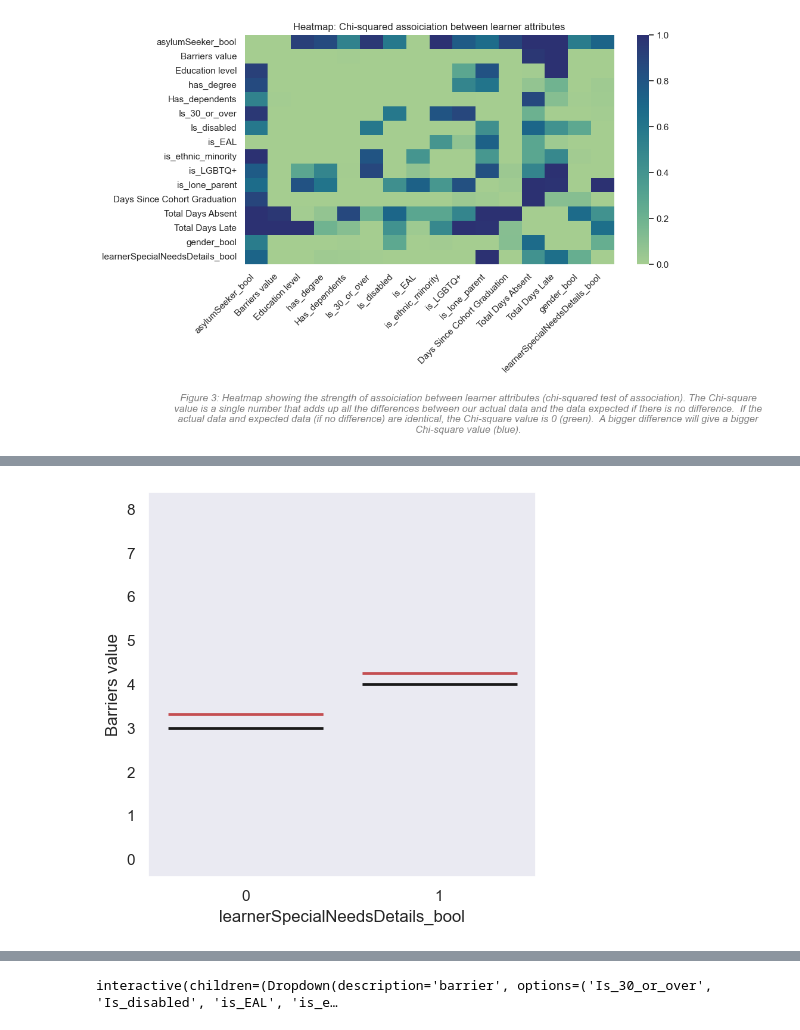
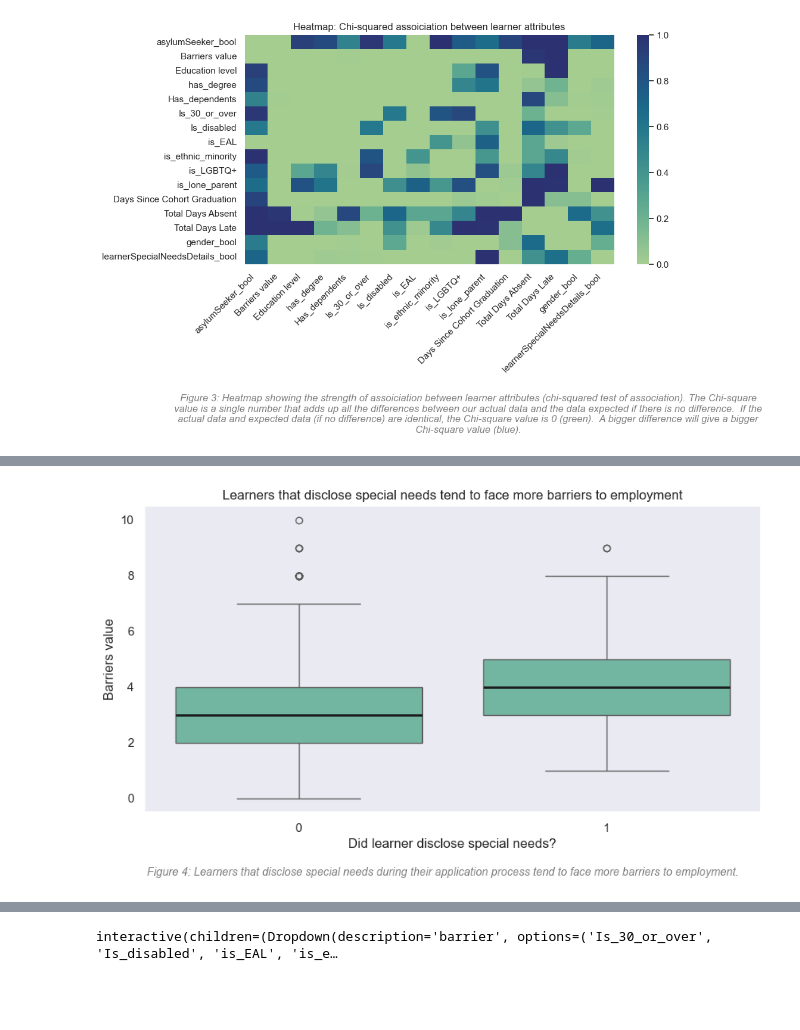
Before and after one commit to Meg-Guidry/Codeop_individul_project, a Jupyter notebook: Codeop_individual_proj_final.ipynb, the cells around one changed output, grey strips where cells are left out. Saved outputs shown, nothing was run; the diff lists cells and outputs as text; code cells hidden in the pictures; blank space fills up the shorter version.

```diff
--- a/Codeop_individual_proj_final.ipynb
+++ b/Codeop_individual_proj_final.ipynb
@@ -124,7 +125,7 @@ NOTE: The feature "Barriers value" is a count of all the barriers metrics that d
 plt.figure(figsize=(10, 5))
 sns.set_theme
 sns.set_style("dark")
-sns.set_palette("husl")
+sns.set_palette("Set2")
 
 sns.histplot(data= gen_df,
              x="Barriers value"
@@ -254,22 +264,19 @@ plt.show()
 # %%
-fig, axs = plt.subplots(1, 1, figsize=(5,5))
-
-# sns.stripplot(data=gen_df,
-#               x="Barriers value",
-#               y="Total Days Late",
-#               size= 3,
-#               jitter=0.35,
-#               ax=axs)
+fig, axs = plt.subplots(1, 1, figsize=(10,5))
 
 sns.boxplot(data=gen_df,
             x="learnerSpecialNeedsDetails_bool",
             y="Barriers value",
             ax=axs,
-            meanprops={'visible': True, 'color': 'r', 'ls': '-', 'lw': 2},
-            medianprops={'visible': True, 'color': 'k', 'ls': '-', 'lw': 2}, whiskerprops={'visible': False},
-            showmeans=True, meanline=True, showfliers=False, showbox=False, showcaps=False, zorder=10
+            # meanprops={'visible': True, 'color': 'r', 'ls': '-', 'lw': 2},
+            medianprops={'visible': True, 'color': 'k', 'ls': '-', 'lw': 2},
+            # showmeans=True, meanline=True, showfliers=False, showbox=False, showcaps=False, zorder=10
            )
 
+plt.xlabel("Did learner disclose special needs?")
+plt.title("Learners that disclose special needs tend to face more barriers to employment")
+txt="Figure 4: Learners that disclose special needs during their application process tend to face more barriers to employment."
+plt.figtext(0.5, -0.05, txt, wrap=True, horizontalalignment='center', fontsize=10, color="0.5", style='italic')
 plt.show()
 # %% [output]
-[figure, old version]
+[figure, new version]
```
Also changed, not shown: parts of 31 cells of this notebook.
